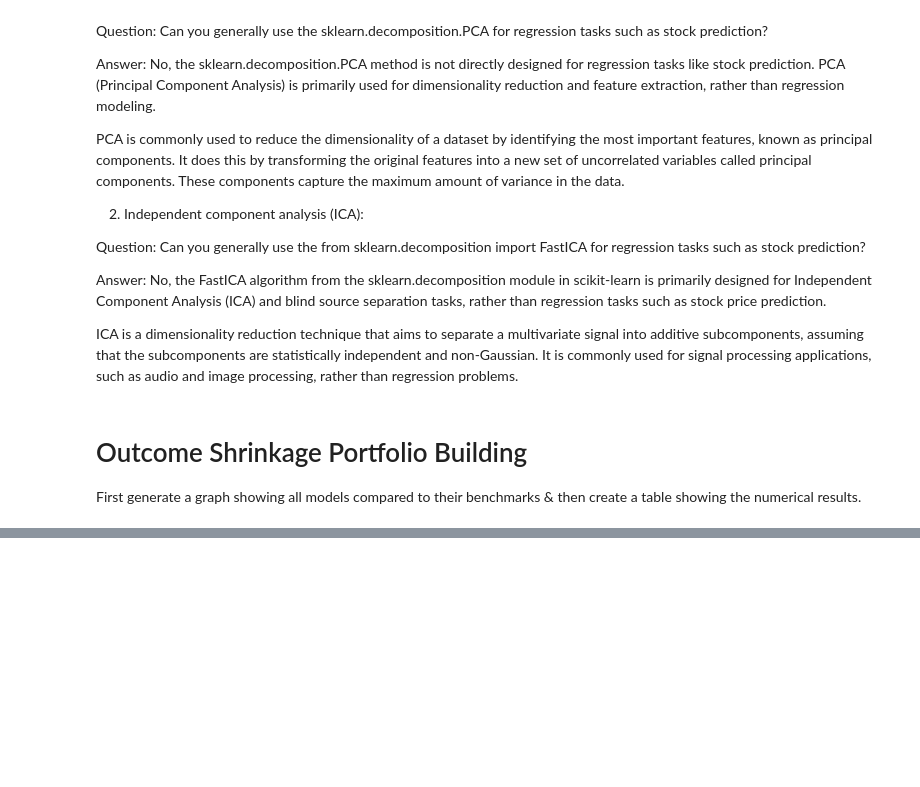
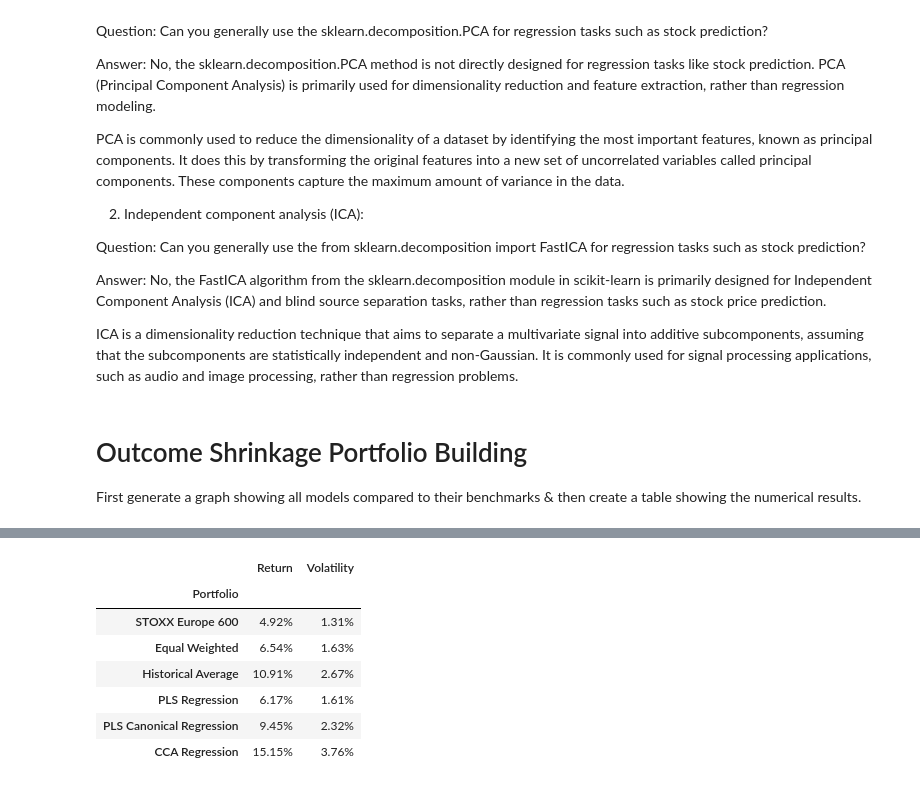
Before and after one commit to Ankru98/masterthesis, a Jupyter notebook: dimred_building_model_portfolios.ipynb, the cells around one changed output, grey strips where cells are left out. Cells and saved outputs as stored; diff of their text form; code cells hidden in the pictures; blank space fills up the shorter version.

```diff
--- a/dimred_building_model_portfolios.ipynb
+++ b/dimred_building_model_portfolios.ipynb
@@ -903,3 +927,40 @@ CCA Regression           & 12.12\% & 0.22\% &    0.87\% \\
 # %%
 # save this table as csv file
 df.to_csv('data/evaluation_dimred.csv', index=True, header=True)
+# %%
+#
+data = {
+    'Portfolio': ['STOXX Europe 600', 'Equal Weighted', 'Historical Average', 'PLS Regression', 'PLS Canonical Regression', 'CCA Regression'],
+    'Return': [cum_returns_portfolio['STOXX Europe 600'].tail(1).values[0],
+                portfolio_returns['equal_weighted'].tail(1).values[0],
+                portfolio_returns['historical_average'].tail(1).values[0],
+                portfolio_returns['pls_regression_1'].tail(1).values[0],
+                portfolio_returns['canonical_pls_1'].tail(1).values[0],
+                portfolio_returns['cca_regression_1'].tail(1).values[0]],
+    'Volatility': [cum_returns_portfolio['STOXX Europe 600'].std(),
+                portfolio_returns['equal_weighted'].std(),
+                portfolio_returns['historical_average'].std(),
+                portfolio_returns['pls_regression_1'].std(),
+                portfolio_returns['canonical_pls_1'].std(),
+                portfolio_returns['cca_regression_1'].std()]
+}
+# Create a DataFrame from the dictionary
+df = pd.DataFrame(data)
+
+# Divide the values by 100 to get the percentage
+df[['Return', 'Volatility']] = df[['Return', 'Volatility']].div(100)
+
+# Set the index of the DataFrame to be the Portfolio column
+df.set_index('Portfolio', inplace=True)
+
+# Format the DataFrame to display the values as percentages
+df.style.format("{:.2%}", subset=['Return', 'Volatility'])
+# %% [output]
+|  | Return | Volatility |
+| Portfolio |  |  |
+| STOXX Europe 600 | 4.92% | 1.31% |
+| Equal Weighted | 6.54% | 1.63% |
+| Historical Average | 10.91% | 2.67% |
+| PLS Regression | 6.17% | 1.61% |
+| PLS Canonical Regression | 9.45% | 2.32% |
+| CCA Regression | 15.15% | 3.76% |
```
Also changed, not shown: parts of 24 cells of this notebook, 13 other files.
